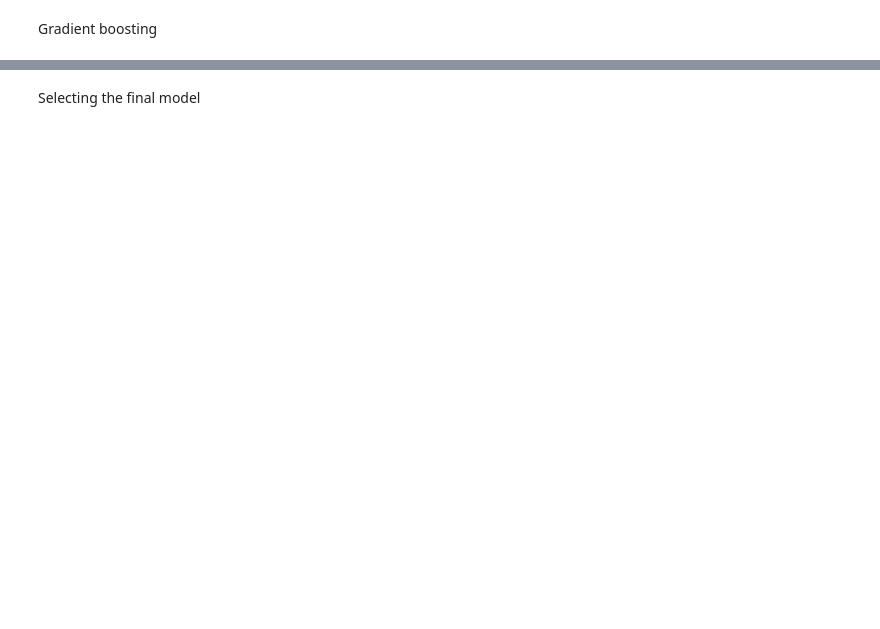
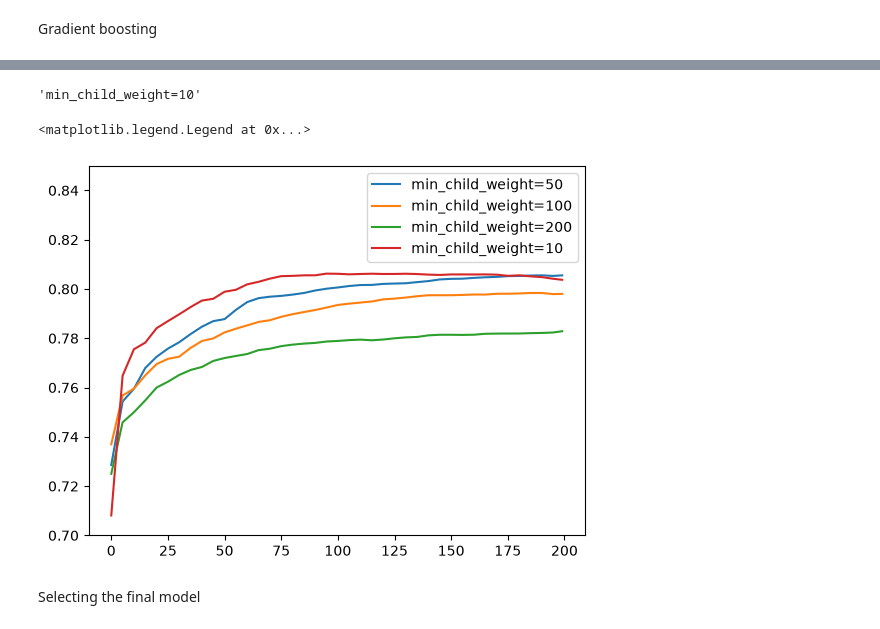
Before and after one commit to TonFak/ML-zoomcmp-Homework, a Jupyter notebook: Midterm Project/Untitled.ipynb, the cells around one changed output, grey strips where cells are left out. Drawn from its saved outputs; the diff is of its cells as text; code cells hidden in the pictures; blank space fills up the shorter version.

```diff
--- a/Midterm Project/Untitled.ipynb
+++ b/Midterm Project/Untitled.ipynb
@@ -582,8 +611,8 @@ scores ={}
 
 xgb_params = {
     'eta': 0.1,
-    'max_depth':10,
-    'min_child_weight':100,
+    'max_depth':5,
+    'min_child_weight':10,
 
     'objective': 'binary:logistic',
     'eval_metric': 'auc',
@@ -600,11 +629,16 @@ model = xgb.train(xgb_params, dtrain, num_boost_round=200,
 key = 'min_child_weight=%s' % (xgb_params['min_child_weight'])
 scores[key] = parse_xgb_output(output)
 key
+# %% [output]
+'min_child_weight=10'
 # %%
 for min_child_weight, df_score in scores.items():
     plt.plot(df_score.num_iter, df_score.val_auc, label=min_child_weight)
-plt.ylim(0.8, 0.94)
+plt.ylim(0.7, 0.85)
 plt.legend()
+# %% [output]
+<matplotlib.legend.Legend at 0x...>
+[figure, added]
 # %%
 %%capture output
 
```
Also changed, not shown: parts of 28 cells of this notebook, 8 other files.
